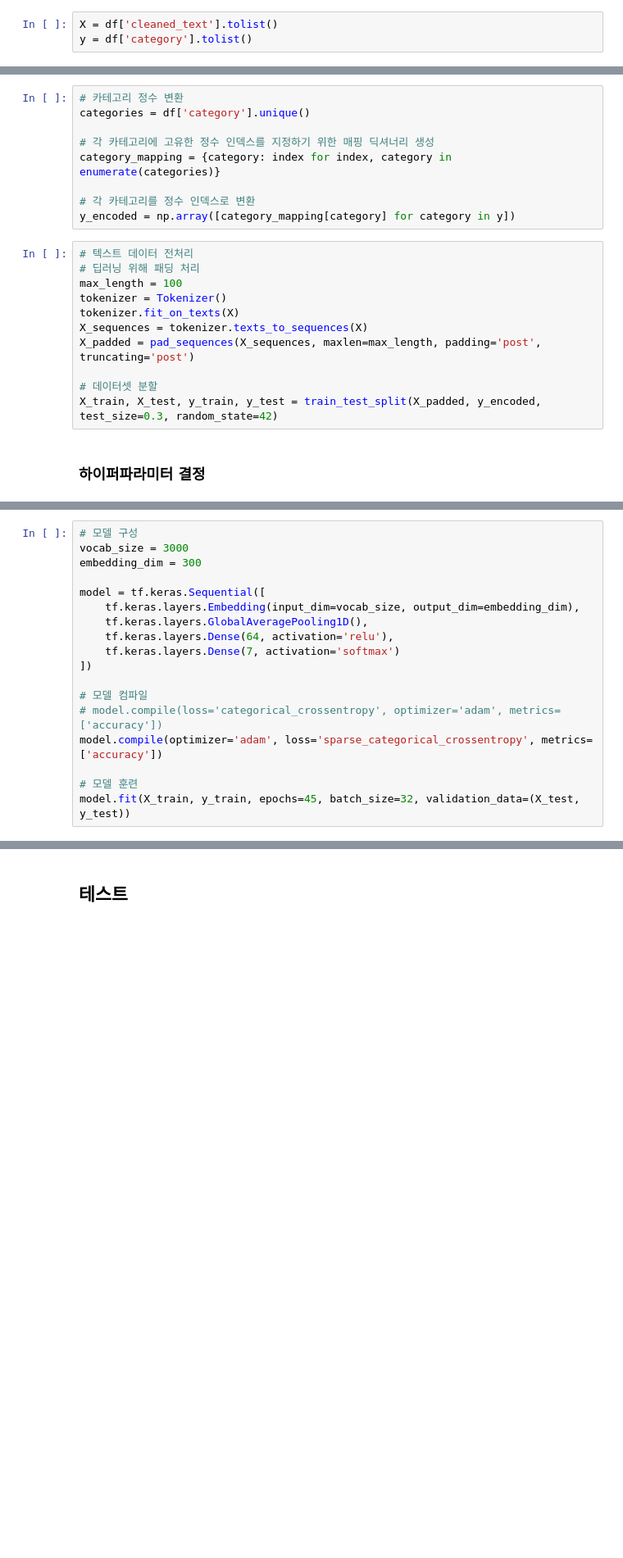
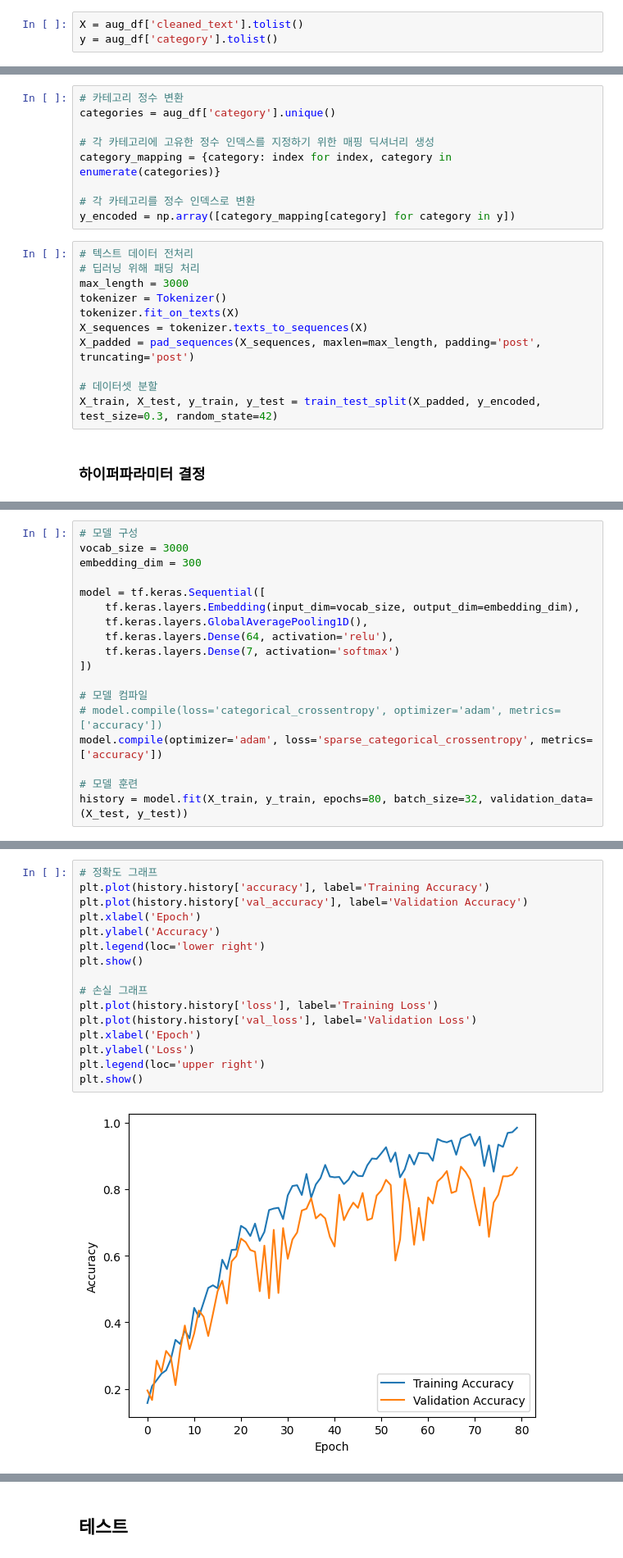
Before and after one commit to olrlozl/CNNect, a Jupyter notebook: data/categorize.ipynb, the cells around one changed output, grey strips where cells are left out. Shown: that part at 82% size. Cells and saved outputs as stored; diff of their text form; blank space fills up the shorter version.

```diff
--- a/data/categorize.ipynb
+++ b/data/categorize.ipynb
@@ -103,13 +160,13 @@ from sklearn.model_selection import train_test_split
 # %% [markdown]
 ### 데이터셋 로드
 # %%
-X = df['cleaned_text'].tolist()
-y = df['category'].tolist()
+X = aug_df['cleaned_text'].tolist()
+y = aug_df['category'].tolist()
 # %% [markdown]
 ### 카테고리, 텍스트 전처리
 # %%
 # 카테고리 정수 변환
-categories = df['category'].unique()
+categories = aug_df['category'].unique()
 
 # 각 카테고리에 고유한 정수 인덱스를 지정하기 위한 매핑 딕셔너리 생성
 category_mapping = {category: index for index, category in enumerate(categories)}
@@ -119,7 +176,7 @@ y_encoded = np.array([category_mapping[category] for category in y])
 # %%
 # 텍스트 데이터 전처리
 # 딥러닝 위해 패딩 처리
-max_length = 100
+max_length = 3000
 tokenizer = Tokenizer()
 tokenizer.fit_on_texts(X)
 X_sequences = tokenizer.texts_to_sequences(X)
@@ -165,5 +250,5 @@ model = tf.keras.Sequential([
 model.compile(optimizer='adam', loss='sparse_categorical_crossentropy', metrics=['accuracy'])
 
 # 모델 훈련
-model.fit(X_train, y_train, epochs=45, batch_size=32, validation_data=(X_test, y_test))
+history = model.fit(X_train, y_train, epochs=80, batch_size=32, validation_data=(X_test, y_test))
 # %% [output]
@@ -194,0 +279,18 @@ Test Accuracy: 0.7680412530899048
+# %%
+# 정확도 그래프
+plt.plot(history.history['accuracy'], label='Training Accuracy')
+plt.plot(history.history['val_accuracy'], label='Validation Accuracy')
+plt.xlabel('Epoch')
+plt.ylabel('Accuracy')
+plt.legend(loc='lower right')
+plt.show()
+
+# 손실 그래프
+plt.plot(history.history['loss'], label='Training Loss')
+plt.plot(history.history['val_loss'], label='Validation Loss')
+plt.xlabel('Epoch')
+plt.ylabel('Loss')
+plt.legend(loc='upper right')
+plt.show()
+# %% [output]
+[figure, added]
```
Also changed, not shown: parts of 25 cells of this notebook, 2 other files.
